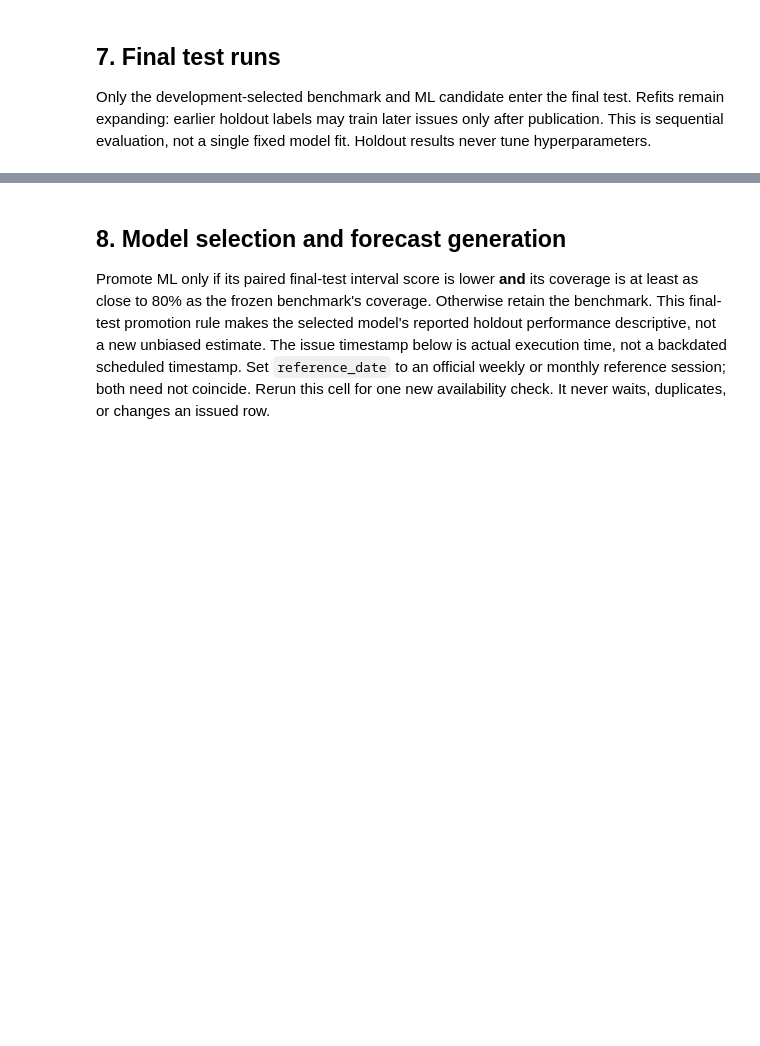
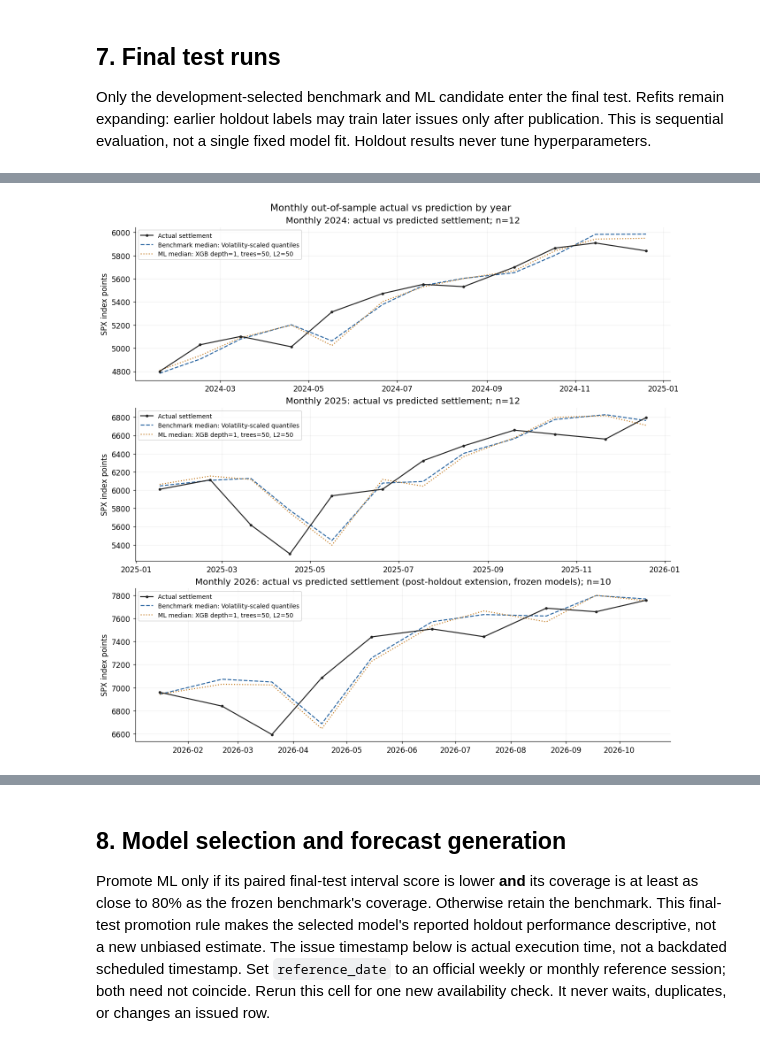
Before and after one commit to jsubramanian5-cmd/predictspxml, a Jupyter notebook: notebooks/spx_forecast.ipynb, the cells around one changed output, grey strips where cells are left out. Cells and saved outputs as stored; diff of their text form; code cells hidden in the pictures; blank space fills up the shorter version.

```diff
--- a/notebooks/spx_forecast.ipynb
+++ b/notebooks/spx_forecast.ipynb
@@ -329,0 +359,8 @@ Monthly training/final test: 24/24 expirations complete; 2 configurations per ex
+# %%
+# Monthly actual vs predicted settlement, 2024-2026
+figure = plots.yearly_actual_vs_prediction(yearly_predictions, state['frozen'], 'monthly',
+                                           YEAR_PANELS, (EXTENSION_YEAR,))
+figure.savefig(CONFIG.output / 'monthly_actual_vs_prediction_by_year.png', bbox_inches='tight', dpi=130)
+plt.show()
+# %% [output]
+[figure, added]
```
Also changed, not shown: parts of 19 cells of this notebook, 14 other files.
